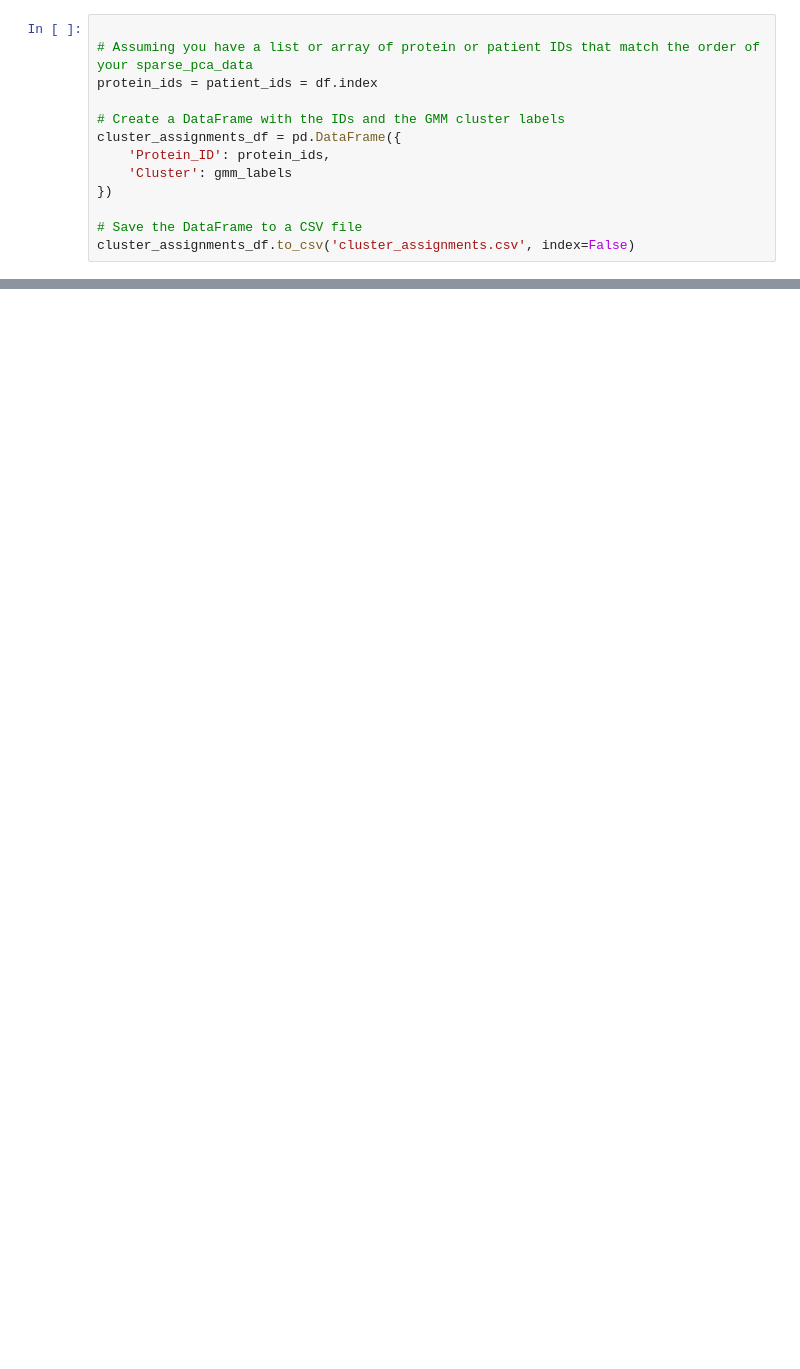
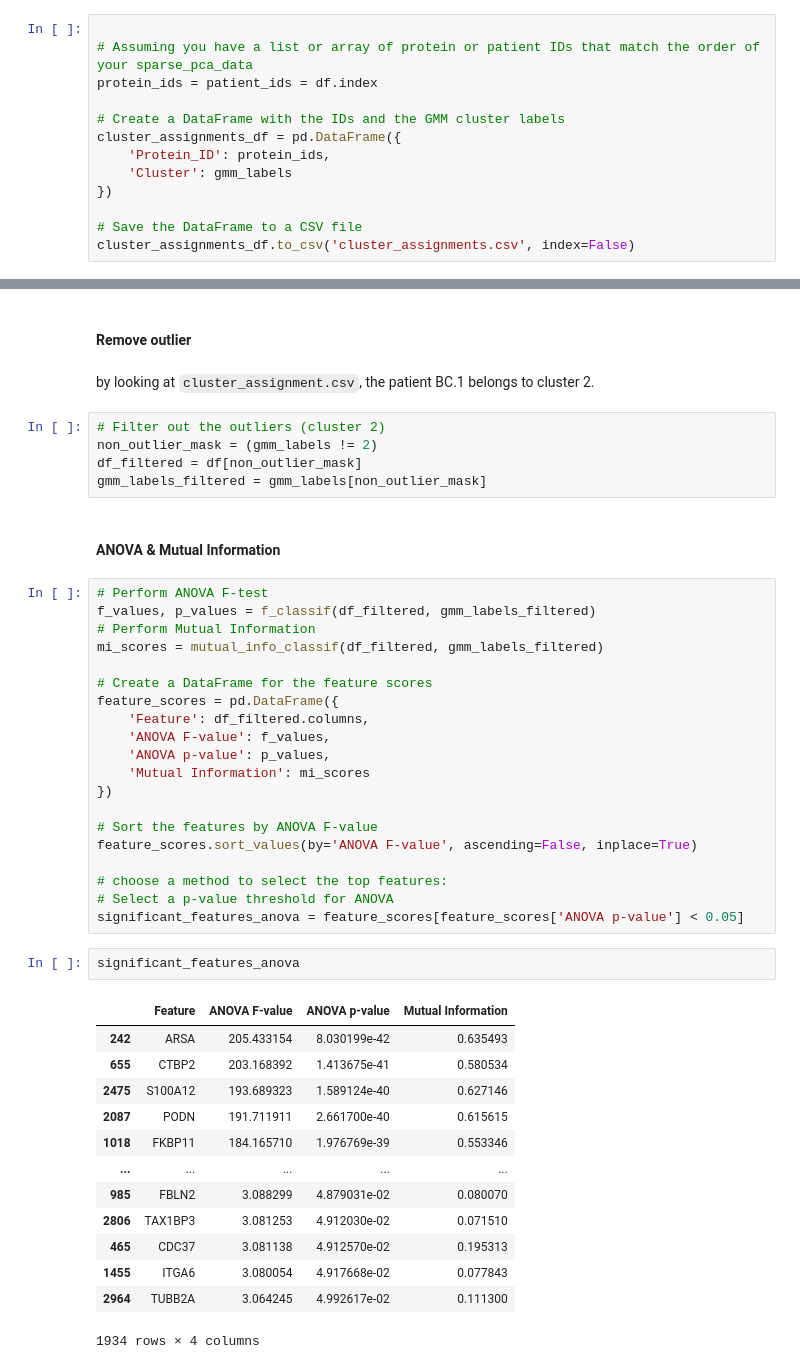
Before and after one commit to r7shun/omics, a Jupyter notebook: cluster.ipynb, the cells around one changed output, grey strips where cells are left out. Cells and saved outputs as stored; diff of their text form; blank space fills up the shorter version.

Commit message:
feature selection pipeline, anova & mutual info

```diff
--- a/cluster.ipynb
+++ b/cluster.ipynb
@@ -328,0 +342,47 @@ cluster_assignments_df.to_csv('cluster_assignments.csv', index=False)
+# %% [markdown]
+#### Remove outlier
+# %% [markdown]
+by looking at `cluster_assignment.csv`, the patient BC.1 belongs to cluster 2.
+# %%
+# Filter out the outliers (cluster 2)
+non_outlier_mask = (gmm_labels != 2)
+df_filtered = df[non_outlier_mask]
+gmm_labels_filtered = gmm_labels[non_outlier_mask]
+# %% [markdown]
+#### ANOVA & Mutual Information
+# %%
+# Perform ANOVA F-test
+f_values, p_values = f_classif(df_filtered, gmm_labels_filtered)
+# Perform Mutual Information
+mi_scores = mutual_info_classif(df_filtered, gmm_labels_filtered)
+
+# Create a DataFrame for the feature scores
+feature_scores = pd.DataFrame({
+    'Feature': df_filtered.columns,
+    'ANOVA F-value': f_values,
+    'ANOVA p-value': p_values,
+    'Mutual Information': mi_scores
+})
+
+# Sort the features by ANOVA F-value
+feature_scores.sort_values(by='ANOVA F-value', ascending=False, inplace=True)
+
+# choose a method to select the top features:
+# Select a p-value threshold for ANOVA
+significant_features_anova = feature_scores[feature_scores['ANOVA p-value'] < 0.05]
+# %%
+significant_features_anova
+# %% [output]
+|  | Feature | ANOVA F-value | ANOVA p-value | Mutual Information |
+| 242 | ARSA | 205.433154 | 8.030199e-42 | 0.635493 |
+| 655 | CTBP2 | 203.168392 | 1.413675e-41 | 0.580534 |
+| 2475 | S100A12 | 193.689323 | 1.589124e-40 | 0.627146 |
+| 2087 | PODN | 191.711911 | 2.661700e-40 | 0.615615 |
+| 1018 | FKBP11 | 184.165710 | 1.976769e-39 | 0.553346 |
+| ... | ... | ... | ... | ... |
+| 985 | FBLN2 | 3.088299 | 4.879031e-02 | 0.080070 |
+| 2806 | TAX1BP3 | 3.081253 | 4.912030e-02 | 0.071510 |
+| 465 | CDC37 | 3.081138 | 4.912570e-02 | 0.195313 |
+| 1455 | ITGA6 | 3.080054 | 4.917668e-02 | 0.077843 |
+| 2964 | TUBB2A | 3.064245 | 4.992617e-02 | 0.111300 |
+1934 rows × 4 columns
```
Also changed, not shown: parts of 17 cells of this notebook, 5 other files.
